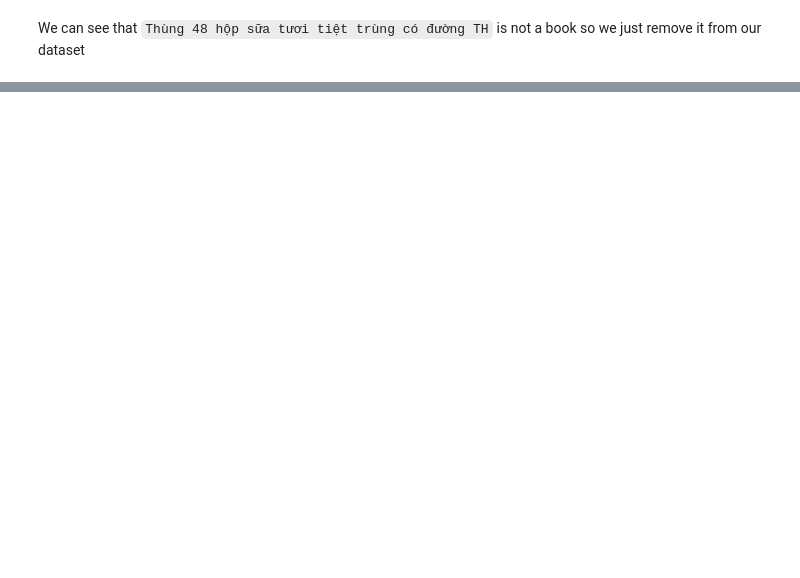
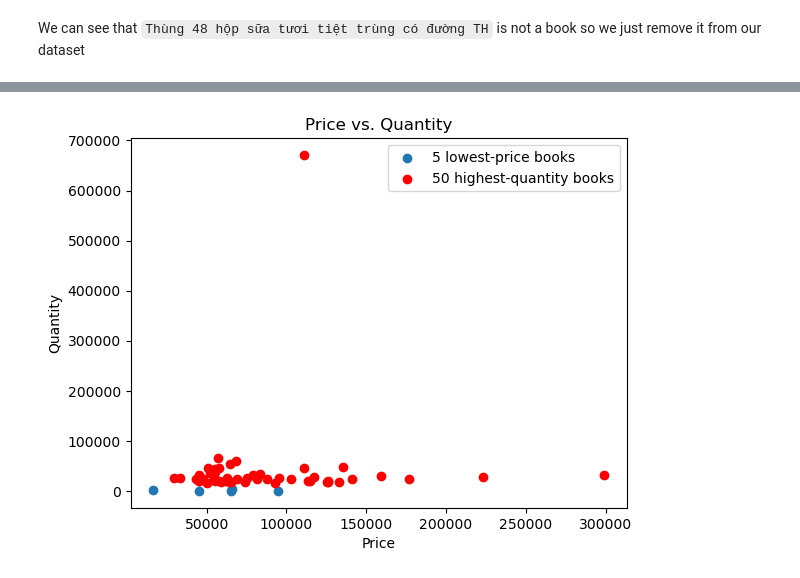
Before and after one commit to trungluong12/LTCKHDL_FinalProject, a Jupyter notebook: FinalProject.ipynb, the cells around one changed output, grey strips where cells are left out. Cells and saved outputs as stored; diff of their text form; code cells hidden in the pictures; blank space fills up the shorter version.

```diff
--- a/FinalProject.ipynb
+++ b/FinalProject.ipynb
@@ -532,0 +491,9 @@ book_df
+# %%
+my_book_df = book_df.copy()
+generic_cate = cate.keys()
+all_cate = cate.values()
+temp = []
+for i in my_book_df.index:
+    for key, value in cate.items():
+        if my_book_df['category'][i] in value:
+            my_book_df['category'][i] = my_book_df['category'][i].replace(my_book_df['category'][i], key)
@@ -532,0 +547,4 @@ book_df
+# %%
+# Step 4
+highest_quantity_book = my_book_df.sort_values(by='quantity', ascending=False)[['original_price', 'current_price', 'quantity', 'category']][: 50]
+highest_quantity_book.head()
@@ -532,0 +559,10 @@ book_df
+# %%
+plt.scatter(x_price, y_quantity)
+plt.scatter(highest_quantity_book['current_price'].to_numpy(), highest_quantity_book['quantity'].to_numpy(), color='red')
+plt.xlabel('Price')
+plt.ylabel('Quantity')
+plt.title("Price vs. Quantity")
+plt.legend(['5 lowest-price books ', '50 highest-quantity books'])
+plt.show()
+# %% [output]
+[figure, added]
```
Also changed, not shown: parts of 18 cells of this notebook.
